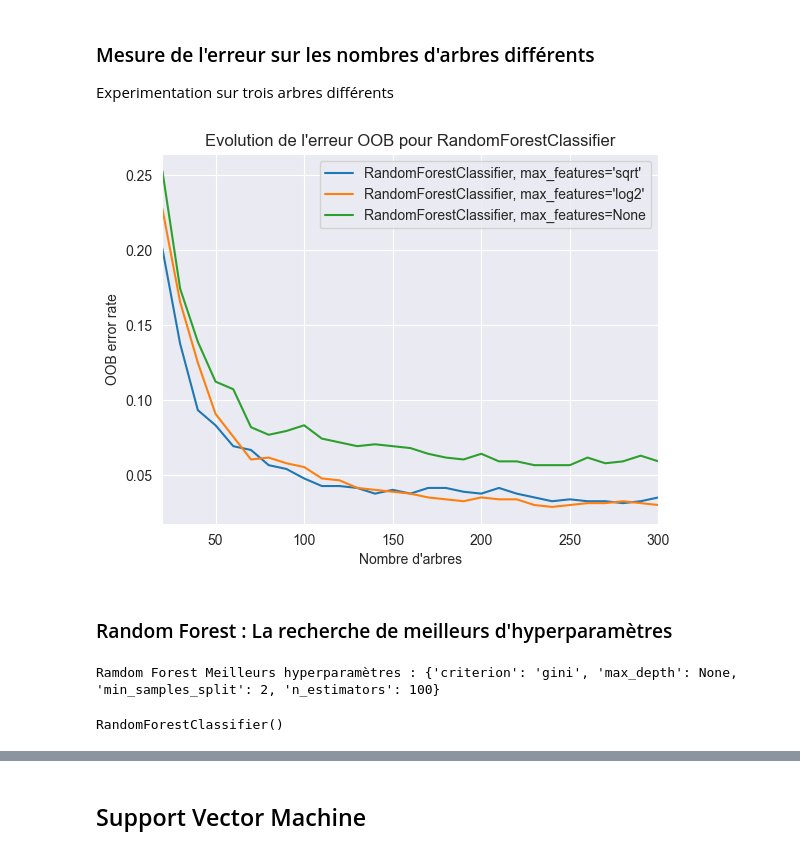
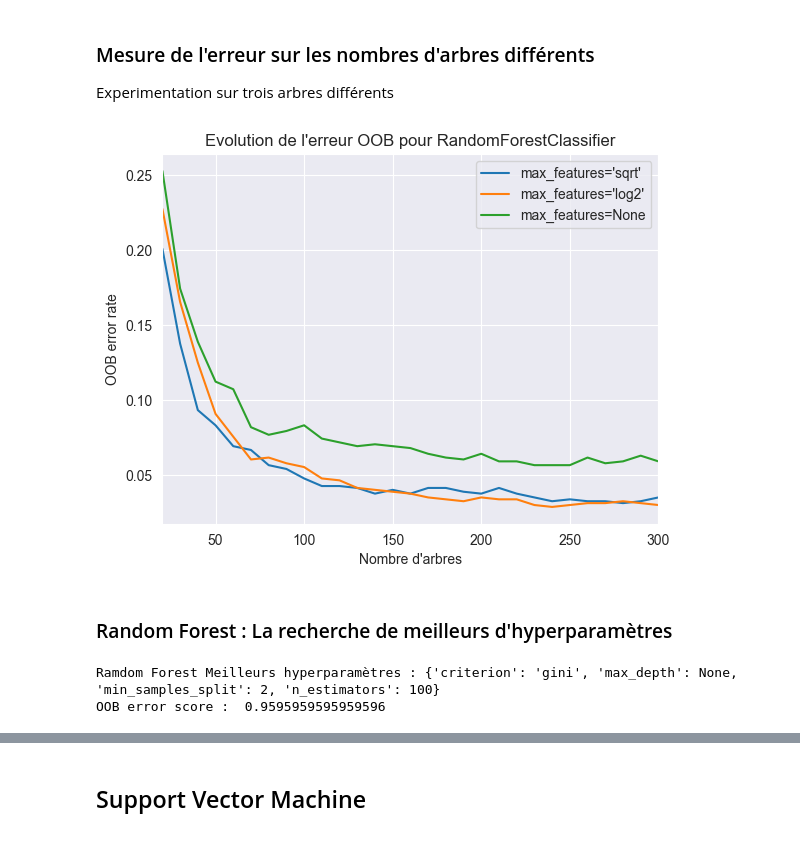
Before and after one commit to lordyhas/ml-classification-method-projet, a Jupyter notebook: notebooks/agg_analyse_training.ipynb, the cells around one changed output, grey strips where cells are left out. Drawn from its saved outputs; the diff is of its cells as text; code cells hidden in the pictures.

```diff
--- a/notebooks/agg_analyse_training.ipynb
+++ b/notebooks/agg_analyse_training.ipynb
@@ -256,32 +232,11 @@ avec ses parametres par défaut,
 # %%
 from sklearn.model_selection import cross_val_score
 
-rfc_model1 = RandomForestClassifier(n_estimators=100, oob_score=True,) #warm_start=True,
+rfc_model1 = RandomForestClassifier(n_estimators=20, max_features= None, max_depth = 10, oob_score = True)
 rfc_model1.fit(x_train, y_train)
 
-oob_error = rfc_model1.oob_score
-
-#-cross_val_score(rfc_model1, x_train, y_train, cv=5, scoring='neg_log_loss').mean()
-
-
-train_score = rfc_model1.score(x_train, y_train)
-#test_score = best_rfc_model.score(x_test,)
-print("=== Random Forest Scores ==== ")
-print("Train Score: \nAccuracy :", train_score)
-print("Train Loss :", oob_error)
-
-
-y_pred = rfc_model1.predict(x_test)
-
-#loss = -CrossValidate.cv_score(rfc_model1, x_test, y_test, scoring='neg_log_loss').mean()
-accuracy = accuracy_score(y_test, y_pred)
-precision = precision_score(y_test, y_pred, average='macro',  zero_division=1)
-recall = recall_score(y_test, y_pred, average='macro',  zero_division=1)
-f1 = f1_score(y_test, y_pred, average='macro',  zero_division=1)
-
-print("\nTest Score :",)
-print(f"Accuracy : {accuracy}")
-print(f"Precision : {precision}")
-print(f"Recall : {recall}")
-print(f"F1-score : {f1}")
+print("OOB error score : ", rfc_model1.oob_score_)
+metrics = Measure(rfc_model1,x_train,y_train, x_test, y_test)
+metrics.show_metrics_train()
+metrics.show_metrics_test()
 # %% [output]
@@ -359,7 +321,7 @@ RANDOM_STATE = 42
 # Chaque arbre à un nombre de caractéristiques différent [max_features] à considérer lors de la recherche de la meilleure division pour chaque nœud de l’arbre.
 ensemble_rf_clfs = [
     (
-        "RandomForestClassifier, max_features='sqrt'",
+        "max_features='sqrt'",
         RandomForestClassifier(
             warm_start=True,
             oob_score=True,
@@ -368,7 +330,7 @@ ensemble_rf_clfs = [
         ),
     ),
     (
-        "RandomForestClassifier, max_features='log2'",
+        "max_features='log2'",
         RandomForestClassifier(
             warm_start=True,
             max_features="log2",
@@ -377,7 +339,7 @@ ensemble_rf_clfs = [
         ),
     ),
     (
-        "RandomForestClassifier, max_features=None",
+        "max_features=None",
         RandomForestClassifier(
             warm_start=True,
             max_features=None,
@@ -389,31 +351,31 @@ ensemble_rf_clfs = [
 
 # Mappez un nom de classificateur à une liste de paires (<n_estimators>, <error rate>).
 error_rate = OrderedDict((label, []) for label, _ in ensemble_rf_clfs)
 
 # Plage de valeurs `n_estimators` à explorer.
 min_estimators = 20
 max_estimators = 300
 
 
 for label, clf in ensemble_rf_clfs:
     for i in range(min_estimators, max_estimators + 1, 10):
         clf.set_params(n_estimators=i)
         clf.fit(x_train, y_train)
 
         # Enregistrez l'erreur OOB pour chaque paramètre `n_estimators=i`.
         oob_error = 1 - clf.oob_score_
         error_rate[label].append((i, oob_error))
 
 # Générez le tracé « Taux d'erreur OOB » par rapport aux « n_estimators ».
 for label, clf_err in error_rate.items():
     xs, ys = zip(*clf_err)
     plt.plot(xs, ys, label=label)
 
 plt.title('Evolution de l\'erreur OOB pour RandomForestClassifier')
 plt.xlim(min_estimators, max_estimators)
 plt.xlabel("Nombre d\'arbres")
 plt.ylabel("OOB error rate")
 plt.legend(loc="upper right")
 plt.show()
 # %% [output]
-[figure, old version]
+[figure, new version]
@@ -460,20 +392,22 @@ rfc_param_grid = {
 }
 
 # Créer une instance du modèle Random Forest
-rfc_model = RandomForestClassifier()
+rfc_model = RandomForestClassifier(oob_score=True)
 
 # Effectuer une recherche des hyperparamètres avec validation croisée
 rfc_cross_val = CrossValidate(model=rfc_model, params=rfc_param_grid, k_fold=4, metric='accuracy')
 rfc_cross_val.train(x_train, y_train)
 
-# Afficher les meilleurs hyperparamètres trouvés
-print("Ramdom Forest Meilleurs hyperparamètres :", rfc_cross_val.best_params)
-
 # Entraîner le modèle avec les meilleurs hyperparamètres trouvés
-best_ = rfc_cross_val.best_params
+best_hp_rfc = rfc_cross_val.best_params
 best_rfc_model = rfc_cross_val.best_model
 best_rfc_model.fit(x_train, y_train)
+# Afficher les meilleurs hyperparamètres trouvés
+print("Ramdom Forest Meilleurs hyperparamètres :", best_hp_rfc)
+metrics = Measure(best_rfc_model,x_train,y_train, x_test, y_test)
+metrics.show_metrics_train()
+metrics.show_metrics_test()
 # %% [output]
 Ramdom Forest Meilleurs hyperparamètres : {'criterion': 'gini', 'max_depth': None, 'min_samples_split': 2, 'n_estimators': 100}
+OOB error score :  0.9595959595959596
-RandomForestClassifier()
 # %%
```
Also changed, not shown: parts of 31 cells of this notebook.
